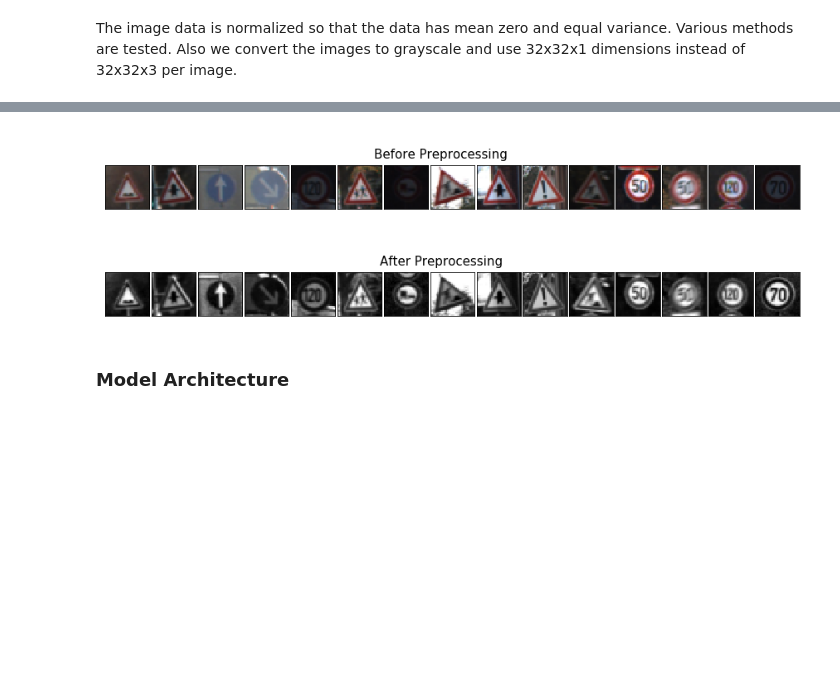
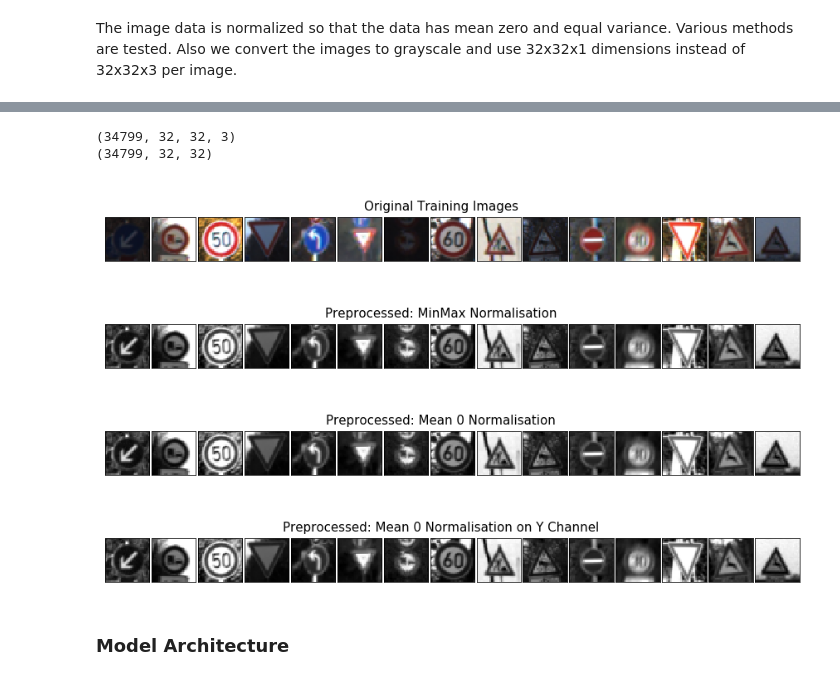
Before and after one commit to WakMun/TrafficSignClassifier, a Jupyter notebook: Traffic_Sign_Classifier.ipynb, the cells around one changed output, grey strips where cells are left out. Drawn from its saved outputs; the diff is of its cells as text; code cells hidden in the pictures; blank space fills up the shorter version.

Commit message:
New images generated

```diff
--- a/Traffic_Sign_Classifier.ipynb
+++ b/Traffic_Sign_Classifier.ipynb
@@ -278,39 +287,65 @@ def redim(images):
 # %%
 from sklearn.utils import shuffle
 
 y_train = Y_train_orig.copy()
 X_train = preprocess(X_train_orig)
-X_train_preped = X_train.copy()
-Y_train_preped = Y_train_orig.copy()
 X_train = redim(X_train)
 X_valid = redim(preprocess(X_valid_orig))
 X_test = redim(preprocess(X_test_orig))
 X_train, y_train = shuffle(X_train, y_train)
 
+X_train_MinMax = min_max_preprocessor(X_train_orig)
+X_train_Mean0 = mean_0_preprocessor(X_train_orig)
+X_train_Ymean0 = Ymean_0_preprocessor(X_train_orig)
+
+
+
 # Plot Sample training images after preprocessing
 rand_samples = 15
 fig, axs = plt.subplots(1,15, figsize=(15, 1.9))
-fig.suptitle("\nBefore Preprocessing", fontsize=15)
+fig.suptitle("\nOriginal Training Images", fontsize=15)
 rand_index=random.sample(range(0, n_train), rand_samples)
 plt.subplots_adjust(left=None, bottom=None, right=None, top=None, wspace=0.05, hspace=0)
 for i,ax in enumerate(axs.flat):
     ax.imshow(X_train_orig[rand_index[i]])
     ax.get_xaxis().set_visible(False)
     ax.get_yaxis().set_visible(False)
 plt.savefig('outImages/b4Preprocess.jpg', bbox_inches='tight')
 
 # Plot Sample training images after preprocessing
 fig, axs = plt.subplots(1,15, figsize=(15, 1.9))
-fig.suptitle("\nAfter Preprocessing", fontsize=15)
+fig.suptitle("\nPreprocessed: MinMax Normalisation", fontsize=15)
 plt.subplots_adjust(left=None, bottom=None, right=None, top=None, wspace=0.05, hspace=0)
 for i,ax in enumerate(axs.flat):
-    ax.imshow(X_train_preped[rand_index[i]], cmap='gray')
+    ax.imshow(X_train_MinMax[rand_index[i]], cmap='gray')
     ax.get_xaxis().set_visible(False)
     ax.get_yaxis().set_visible(False)
-plt.savefig('outImages/afterPreprocess.jpg', bbox_inches='tight')
+plt.savefig('outImages/afterPreprocessMinMax.jpg', bbox_inches='tight')
+
+fig, axs = plt.subplots(1,15, figsize=(15, 1.9))
+fig.suptitle("\nPreprocessed: Mean 0 Normalisation", fontsize=15)
+plt.subplots_adjust(left=None, bottom=None, right=None, top=None, wspace=0.05, hspace=0)
+for i,ax in enumerate(axs.flat):
+    ax.imshow(X_train_Mean0[rand_index[i]], cmap='gray')
+    ax.get_xaxis().set_visible(False)
+    ax.get_yaxis().set_visible(False)
+plt.savefig('outImages/afterPreprocessMean0.jpg', bbox_inches='tight')
+
+fig, axs = plt.subplots(1,15, figsize=(15, 1.9))
+fig.suptitle("\nPreprocessed: Mean 0 Normalisation on Y Channel", fontsize=15)
+plt.subplots_adjust(left=None, bottom=None, right=None, top=None, wspace=0.05, hspace=0)
+for i,ax in enumerate(axs.flat):
+    ax.imshow(X_train_Ymean0[rand_index[i]], cmap='gray')
+    ax.get_xaxis().set_visible(False)
+    ax.get_yaxis().set_visible(False)
+plt.savefig('outImages/afterPreprocessYmean0.jpg', bbox_inches='tight')
 # %% [output]
+(34799, 32, 32, 3)
+(34799, 32, 32)
-[figure, old version]
+[figure, new version]
-[figure, old version]
+[figure, new version]
+[figure, added]
+[figure, added]
 # %% [markdown]
 ### Model Architecture
 # %%
```
Also changed, not shown: parts of 3 cells of this notebook.
